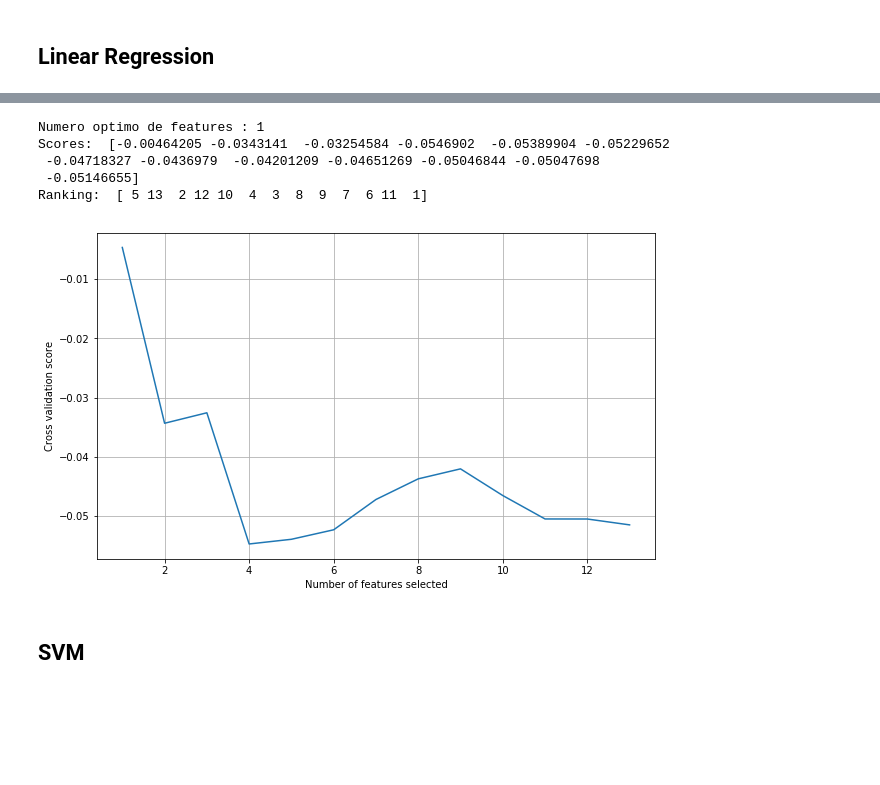
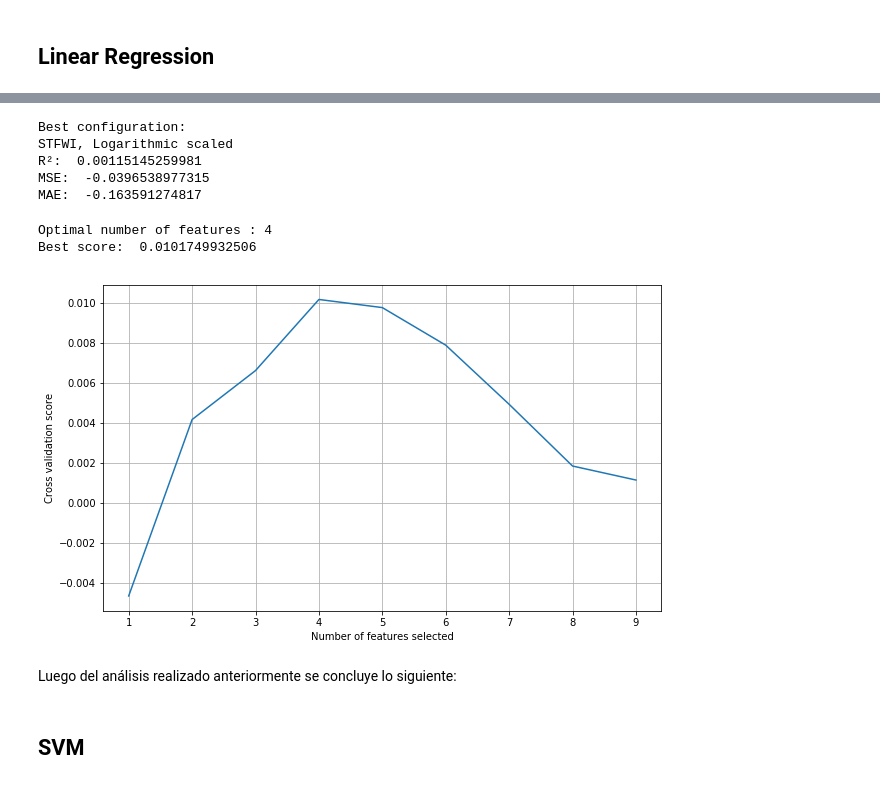
Before and after one commit to dsanmartin/INF578-PJ, a Jupyter notebook: Proyecto.ipynb, the cells around one changed output, grey strips where cells are left out. Cells and saved outputs as stored; diff of their text form; code cells hidden in the pictures; blank space fills up the shorter version.

```diff
--- a/Proyecto.ipynb
+++ b/Proyecto.ipynb
@@ -256,26 +306,56 @@ R2:  -0.0514665501873
-# %%
-from sklearn.feature_selection import RFECV
-lm = LinearRegression(fit_intercept=False, n_jobs=-1)
-selector = RFECV(lm, step=1, cv=5, scoring='r2')
-selector = selector.fit(X_train_sc, y_train_sc)
-
-print("Numero optimo de features : %d" % selector.n_features_)
-print("Scores: ", selector.grid_scores_) # Puntaje de ajuste
-print("Ranking: ", selector.ranking_)
-
-# Plot number of features VS. cross-validation scores
-plt.figure(figsize=(10, 6))
-plt.xlabel("Number of features selected")
-plt.ylabel("Cross validation score")
-plt.plot(np.arange(1, 1 + len(selector.grid_scores_)), selector.grid_scores_)
-plt.grid(True)
-plt.show()
-# %% [output]
-Numero optimo de features : 1
-Scores:  [-0.00464205 -0.0343141  -0.03254584 -0.0546902  -0.05389904 -0.05229652
- -0.04718327 -0.0436979  -0.04201209 -0.04651269 -0.05046844 -0.05047698
- -0.05146655]
-Ranking:  [ 5 13  2 12 10  4  3  8  9  7  6 11  1]
-[figure, removed]
+# %%
+def searchLR(model, datasets, targets, cv, verbose=False):
+    scores = np.zeros((len(datasets), len(targets), 3))
+    best_lr_r2 = -np.inf
+    bd, bt = 0, 0
+
+    for d in range(len(datasets)):
+        for t in range(len(targets)):
+            r2 = cross_val_score(model, datasets[d], targets[t],
+                                 cv=cv, scoring='r2', n_jobs=-1)
+            mse = cross_val_score(model, datasets[d], targets[t],
+                                  cv=cv, scoring='neg_mean_squared_error', n_jobs=-1)
+            mae = cross_val_score(model, datasets[d], targets[t], cv=cv,
+                                  scoring='neg_mean_absolute_error', n_jobs=-1)
+
+            scores[d, t, 0] = r2.mean()
+            scores[d, t, 1] = mse.mean()
+            scores[d, t, 2] = mae.mean()
+
+            if scores[d, t, 0] > best_lr_r2:
+                best_lr_r2 = scores[d, t, 0]
+                bd, bt = d, t
+
+            if verbose:
+                print(data_labels[d] + ", " + target_labels[t])
+                print("R2: ", scores[d, t, 0])
+                print("MSE: ", scores[d, t, 1])
+                print("MAE: ", scores[d, t, 2])
+                print("")
+
+        print("Best configuration:")
+        print(data_labels[bd] + ", " + target_labels[bt])
+        print("R²: ", scores[bd, bt, 0])
+        print("MSE: ", scores[bd, bt, 1])
+        print("MAE: ", scores[bd, bt, 2])
+        print("")
+
+        return scores, bd, bt
+# %%
+sc, lr_d , lr_t = searchLR(LR(fit_intercept=False), datasets, targets, cv_)
+# %% [output]
+Best configuration:
+STFWI, Logarithmic scaled
+R²:  0.00115145259981
+MSE:  -0.0396538977315
+MAE:  -0.163591274817
+# %%
+_ = checkRFECV(LR(fit_intercept=False), datasets[lr_d], targets[lr_t])
+# %% [output]
+Optimal number of features : 4
+Best score:  0.0101749932506
+[figure, added]
+# %% [markdown]
+Luego del análisis realizado anteriormente se concluye lo siguiente:
 # %% [markdown]
 ## SVM
```
Also changed, not shown: parts of 76 cells of this notebook.
